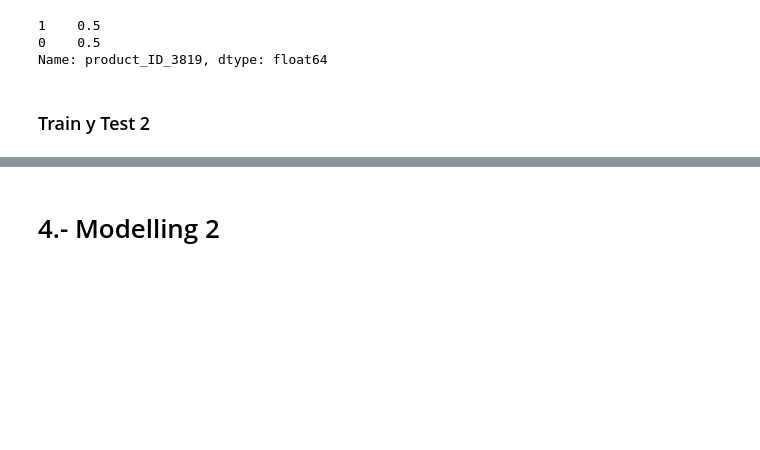
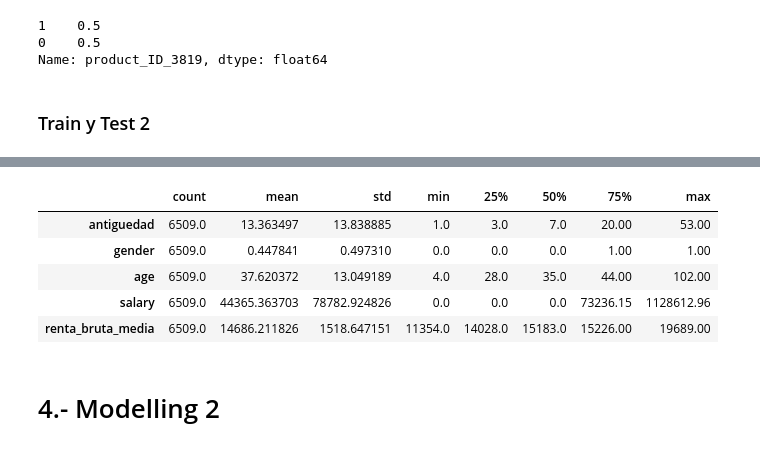
Before and after one commit to RicardColomOrero/easymoney, a Jupyter notebook: Easymoney_grupo5_target_debit_card.ipynb, the cells around one changed output, grey strips where cells are left out. Cells and saved outputs as stored; diff of their text form; code cells hidden in the pictures; blank space fills up the shorter version.

```diff
--- a/Easymoney_grupo5_target_debit_card.ipynb
+++ b/Easymoney_grupo5_target_debit_card.ipynb
@@ -2090,3 +930,12 @@ X_test.describe().T.head()
+# %%
+val_df_X.describe().T.head()
+# %% [output]
+|  | count | mean | std | min | 25% | 50% | 75% | max |
+| antiguedad | 6509.0 | 13.363497 | 13.838885 | 1.0 | 3.0 | 7.0 | 20.00 | 53.00 |
+| gender | 6509.0 | 0.447841 | 0.497310 | 0.0 | 0.0 | 0.0 | 1.00 | 1.00 |
+| age | 6509.0 | 37.620372 | 13.049189 | 4.0 | 28.0 | 35.0 | 44.00 | 102.00 |
+| salary | 6509.0 | 44365.363703 | 78782.924826 | 0.0 | 0.0 | 0.0 | 73236.15 | 1128612.96 |
+| renta_bruta_media | 6509.0 | 14686.211826 | 1518.647151 | 11354.0 | 14028.0 | 15183.0 | 15226.00 | 19689.00 |
 # %% [markdown]
 # 4.- Modelling 2
 # %% [markdown]
```
Also changed, not shown: parts of 136 cells of this notebook.
